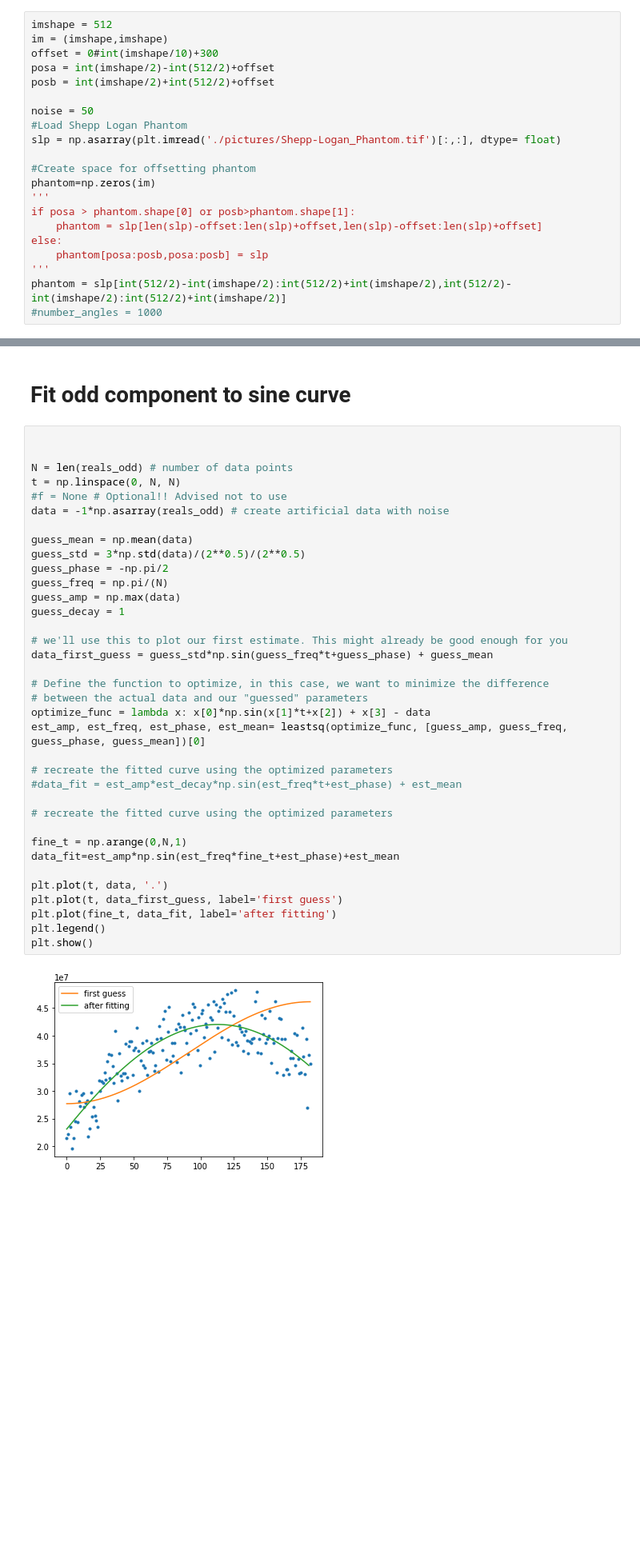
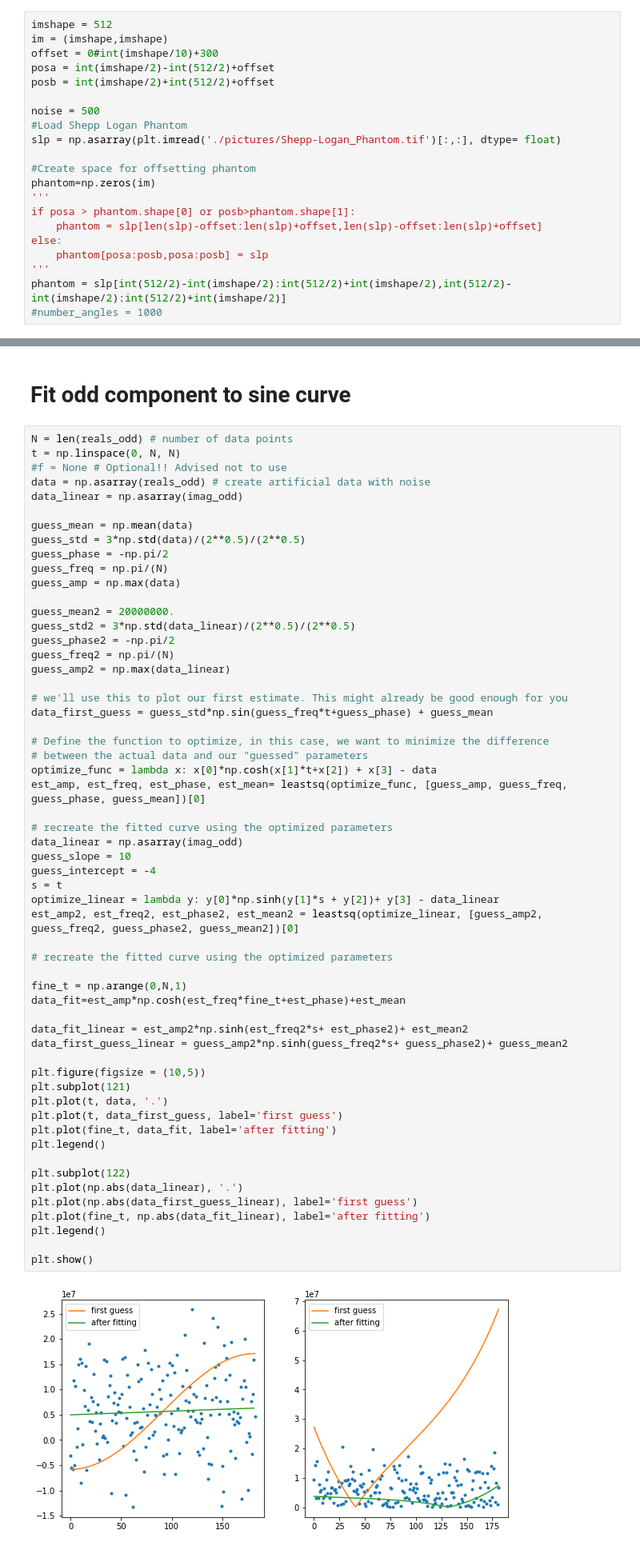
Before and after one commit to everettvacek/rotationCenter, a Jupyter notebook: Detector_shifting.ipynb, the cells around one changed output, grey strips where cells are left out. Shown at 80% size. Saved outputs shown, nothing was run; the diff lists cells and outputs as text; blank space fills up the shorter version.

Commit message:
fitting reals_odd to a cosh and the imag_odd to a sinh, however linear for imag_odd was more correct

```diff
--- a/Detector_shifting.ipynb
+++ b/Detector_shifting.ipynb
@@ -40,7 +41,7 @@ offset = 0#int(imshape/10)+300
 posa = int(imshape/2)-int(512/2)+offset
 posb = int(imshape/2)+int(512/2)+offset
 
-noise = 50
+noise = 500
 #Load Shepp Logan Phantom
 slp = np.asarray(plt.imread('./pictures/Shepp-Logan_Phantom.tif')[:,:], dtype= float)
 
@@ -278,43 +212,64 @@ plt.show()
 # %% [markdown]
 # Fit odd component to sine curve
 # %%
-
-
 N = len(reals_odd) # number of data points
 t = np.linspace(0, N, N)
 #f = None # Optional!! Advised not to use
-data = -1*np.asarray(reals_odd) # create artificial data with noise
+data = np.asarray(reals_odd) # create artificial data with noise
+data_linear = np.asarray(imag_odd)
 
 guess_mean = np.mean(data)
 guess_std = 3*np.std(data)/(2**0.5)/(2**0.5)
 guess_phase = -np.pi/2
 guess_freq = np.pi/(N)
 guess_amp = np.max(data)
-guess_decay = 1
+
+guess_mean2 = 20000000.
+guess_std2 = 3*np.std(data_linear)/(2**0.5)/(2**0.5)
+guess_phase2 = -np.pi/2
+guess_freq2 = np.pi/(N)
+guess_amp2 = np.max(data_linear)
 
 # we'll use this to plot our first estimate. This might already be good enough for you
 data_first_guess = guess_std*np.sin(guess_freq*t+guess_phase) + guess_mean
 
 # Define the function to optimize, in this case, we want to minimize the difference
 # between the actual data and our "guessed" parameters
-optimize_func = lambda x: x[0]*np.sin(x[1]*t+x[2]) + x[3] - data
+optimize_func = lambda x: x[0]*np.cosh(x[1]*t+x[2]) + x[3] - data
 est_amp, est_freq, est_phase, est_mean= leastsq(optimize_func, [guess_amp, guess_freq, guess_phase, guess_mean])[0]
 
 # recreate the fitted curve using the optimized parameters
-#data_fit = est_amp*est_decay*np.sin(est_freq*t+est_phase) + est_mean
+data_linear = np.asarray(imag_odd)
+guess_slope = 10
+guess_intercept = -4
+s = t
+optimize_linear = lambda y: y[0]*np.sinh(y[1]*s + y[2])+ y[3] - data_linear
+est_amp2, est_freq2, est_phase2, est_mean2 = leastsq(optimize_linear, [guess_amp2, guess_freq2, guess_phase2, guess_mean2])[0]
 
 # recreate the fitted curve using the optimized parameters
 
 fine_t = np.arange(0,N,1)
-data_fit=est_amp*np.sin(est_freq*fine_t+est_phase)+est_mean
+data_fit=est_amp*np.cosh(est_freq*fine_t+est_phase)+est_mean
 
+data_fit_linear = est_amp2*np.sinh(est_freq2*s+ est_phase2)+ est_mean2
+data_first_guess_linear = guess_amp2*np.sinh(guess_freq2*s+ guess_phase2)+ guess_mean2
+
+plt.figure(figsize = (10,5))
+plt.subplot(121)
 plt.plot(t, data, '.')
 plt.plot(t, data_first_guess, label='first guess')
 plt.plot(fine_t, data_fit, label='after fitting')
 plt.legend()
+
+plt.subplot(122)
+plt.plot(np.abs(data_linear), '.')
+plt.plot(np.abs(data_first_guess_linear), label='first guess')
+plt.plot(fine_t, np.abs(data_fit_linear), label='after fitting')
+plt.legend()
+
 plt.show()
 # %% [output]
-[figure, old version]
+[figure, new version]
 # %%
 x_range = np.linspace(0,N, 1)
 fit = est_amp*np.sin(est_freq*x_range+est_phase)+est_mean
```
Also changed, not shown: parts of 9 cells of this notebook.
